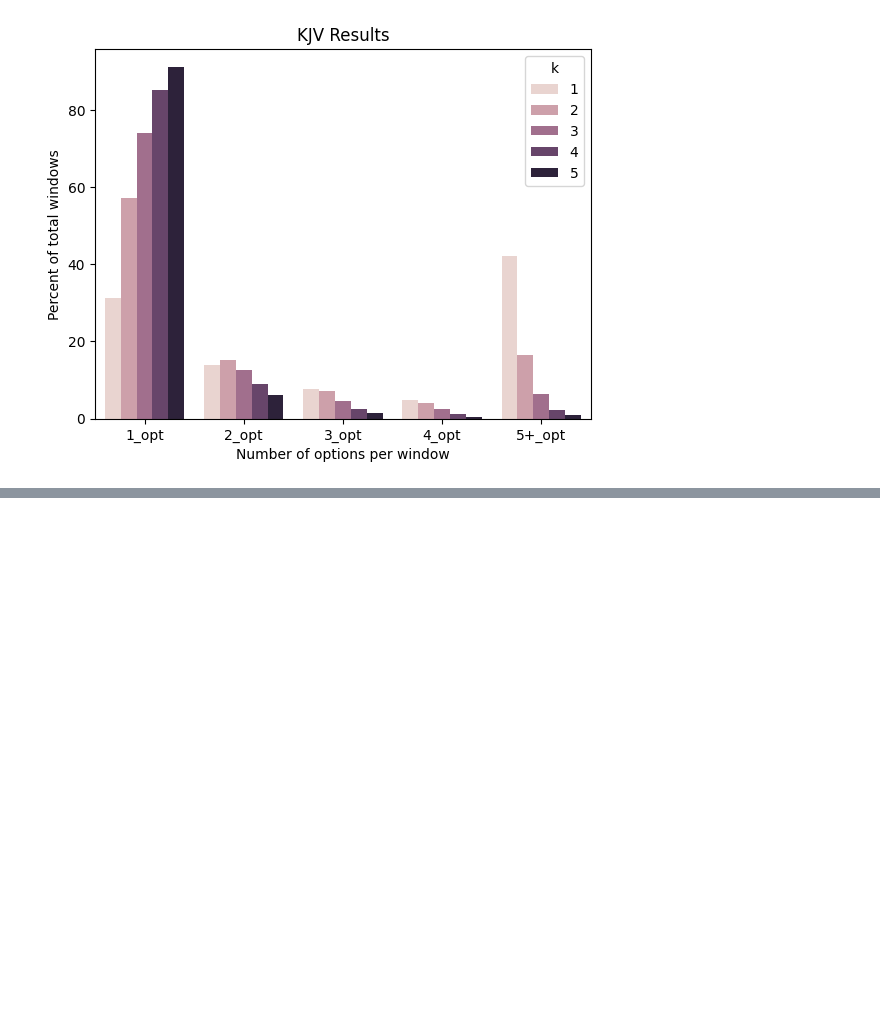
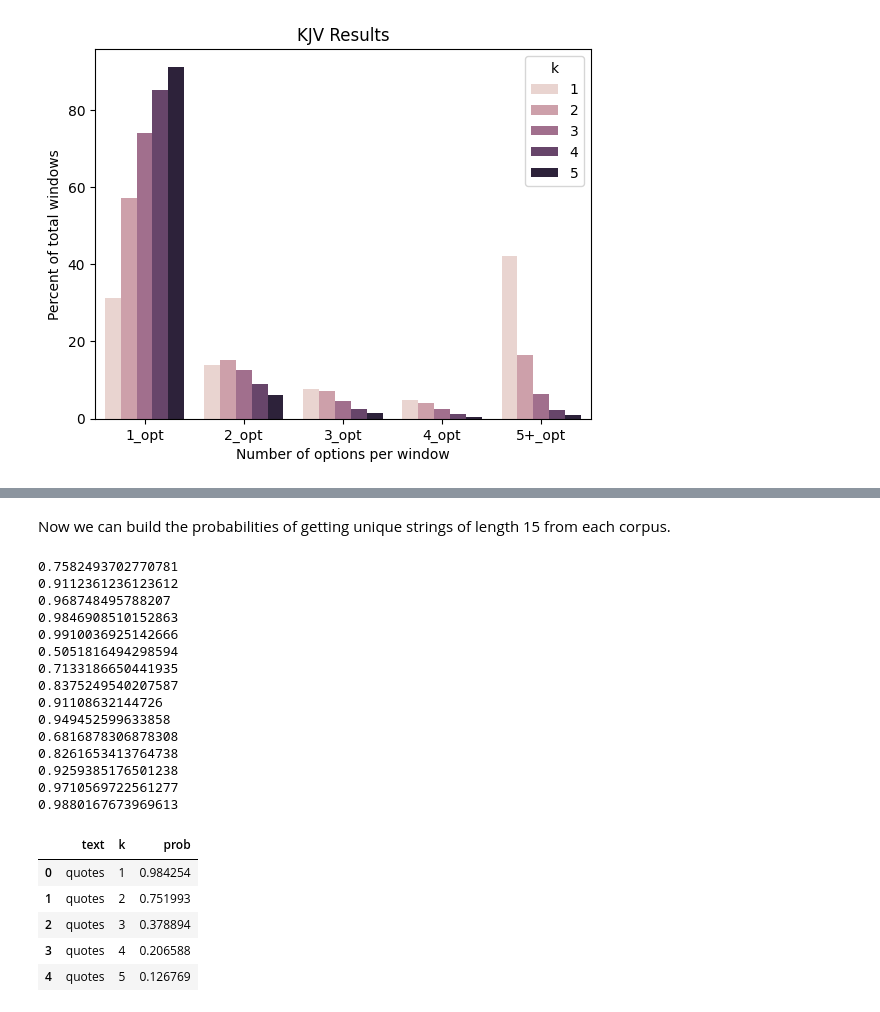
Before and after one commit to rmatthewm/week-8, a Jupyter notebook: fun_analysis.ipynb, the cells around one changed output, grey strips where cells are left out. Cells and saved outputs as stored; diff of their text form; code cells hidden in the pictures; blank space fills up the shorter version.

```diff
--- a/fun_analysis.ipynb
+++ b/fun_analysis.ipynb
@@ -94,0 +136,38 @@ plot2.set(
+# %% [markdown]
+Now we can build the probabilities of getting unique strings of length 15 from each corpus.
+# %%
+# A new data frame to store the probabilities
+df_probs = pd.DataFrame(columns=['text', 'k', 'prob'])
+
+for text in ['quotes', 'kjv', 'rv']:
+    for k in range(1,6):
+        # I don't know why it's insisting on printing p in the notebook
+        p = prob_unique(text, k, 15)
+
+        # Add  this probability to the dataframe
+        df_probs.loc[len(df_probs)] = [text, k, p]
+
+
+df_probs.head()
+# %% [output]
+0.7582493702770781
+0.9112361236123612
+0.968748495788207
+0.9846908510152863
+0.9910036925142666
+0.5051816494298594
+0.7133186650441935
+0.8375249540207587
+0.91108632144726
+0.949452599633858
+0.6816878306878308
+0.8261653413764738
+0.9259385176501238
+0.9710569722561277
+0.9880167673969613
+|  | text | k | prob |
+| 0 | quotes | 1 | 0.984254 |
+| 1 | quotes | 2 | 0.751993 |
+| 2 | quotes | 3 | 0.378894 |
+| 3 | quotes | 4 | 0.206588 |
+| 4 | quotes | 5 | 0.126769 |
```
Also changed, not shown: parts of 7 cells of this notebook.
